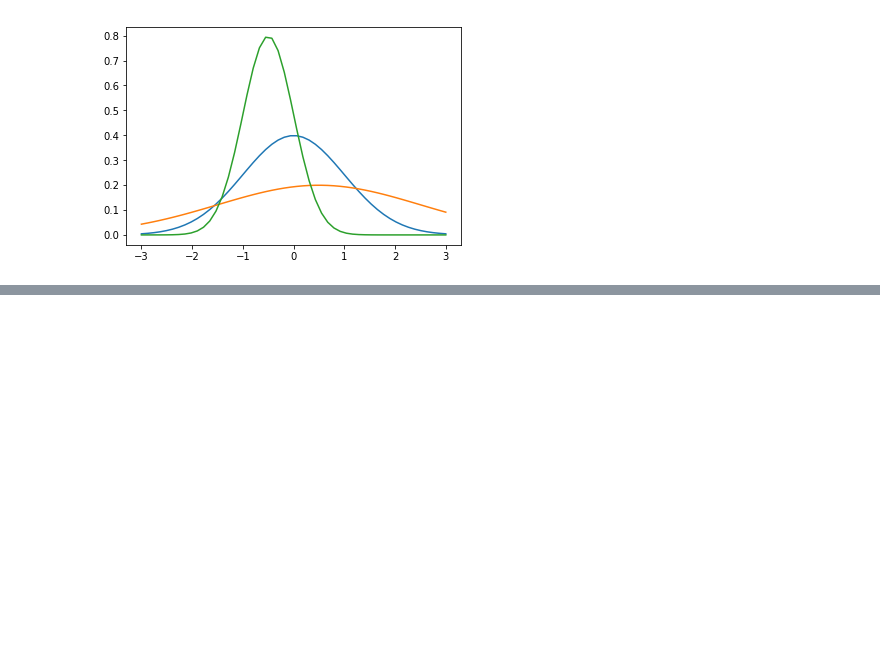
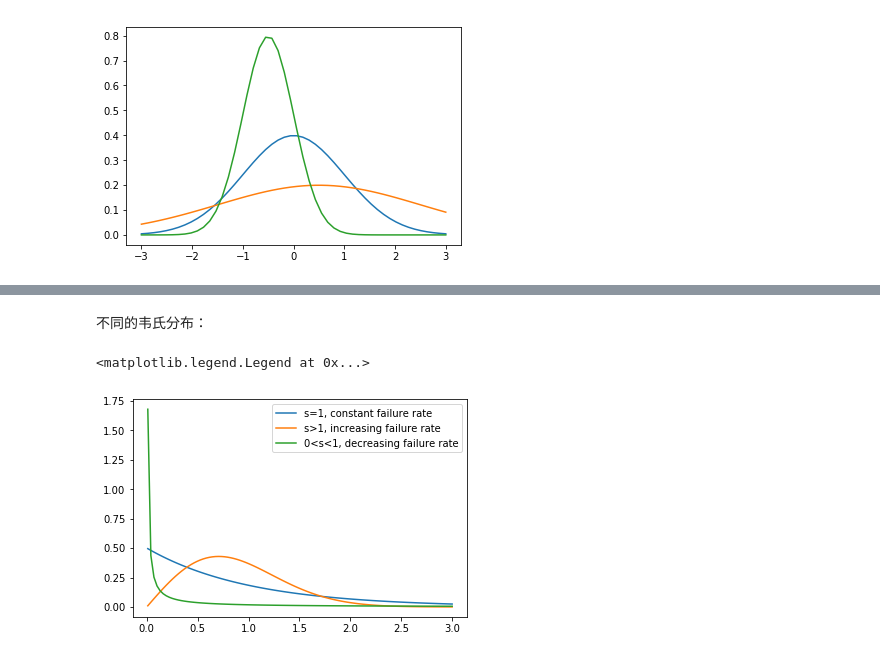
Before and after one commit to koral5408/notes-python, a Jupyter notebook: 04-scipy/04.03 概率统计方法.ipynb, the cells around one changed output, grey strips where cells are left out. Cells and saved outputs as stored; diff of their text form; code cells hidden in the pictures; blank space fills up the shorter version.

```diff
--- a/04-scipy/04.03 概率统计方法.ipynb
+++ b/04-scipy/04.03 概率统计方法.ipynb
@@ -162,0 +182,13 @@ p = plot(x, norm(loc=-0.5, scale=.5).pdf(x))
+# %% [markdown]
+不同的韦氏分布：
+# %%
+x = linspace(0.01, 3, 100)
+
+plot(x, dweibull.pdf(x, 1), label='s=1, constant failure rate')
+plot(x, dweibull.pdf(x, 2), label='s>1, increasing failure rate')
+plot(x, dweibull.pdf(x, .1), label='0<s<1, decreasing failure rate')
+
+legend()
+# %% [output]
+<matplotlib.legend.Legend at 0x...>
+[figure, added]
```
Also changed, not shown: parts of 55 cells of this notebook.
